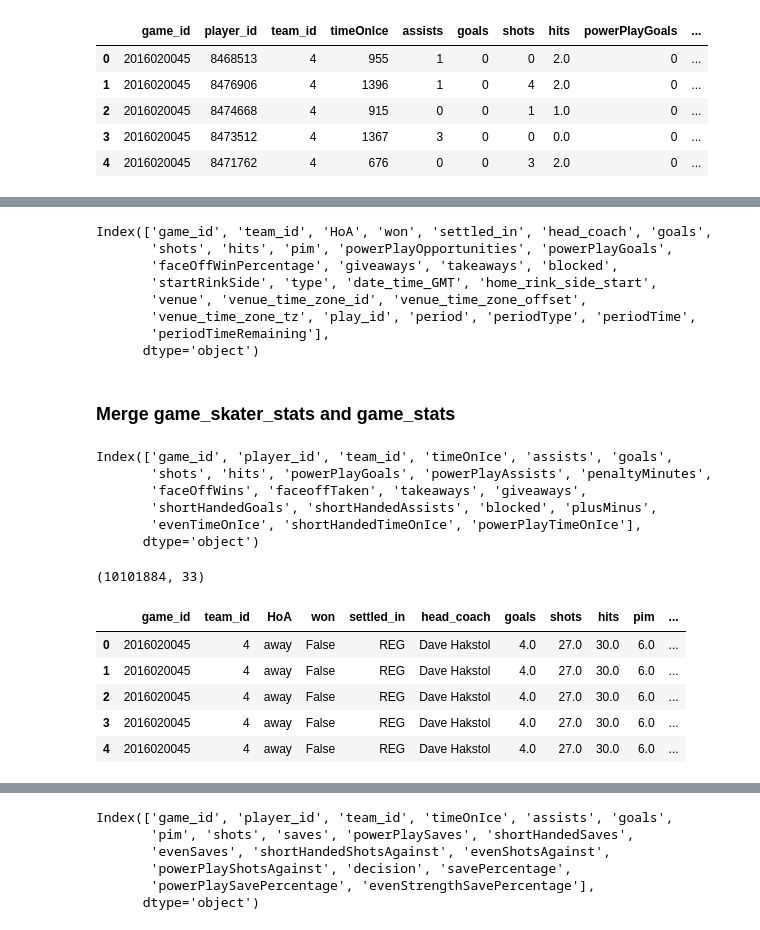
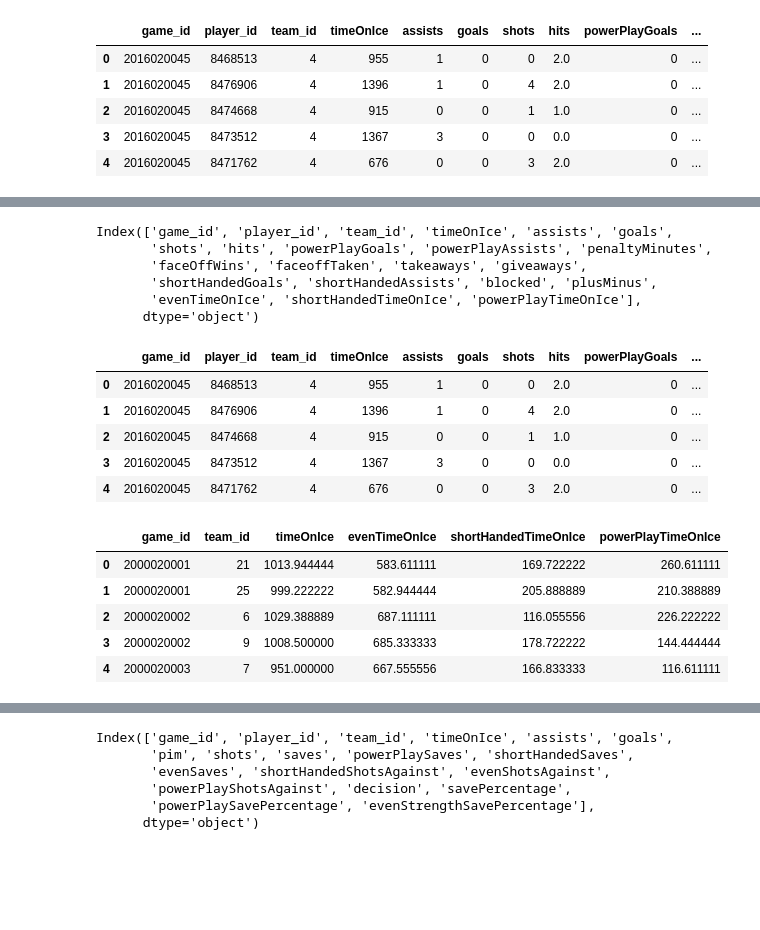
Before and after one commit to McGill-MMA-EnterpriseAnalytics/NHL-Game, a Jupyter notebook: project_EDA_v2.ipynb, the cells around one changed output, grey strips where cells are left out. Cells and saved outputs as stored; diff of their text form; code cells hidden in the pictures; blank space fills up the shorter version.

```diff
--- a/project_EDA_v2.ipynb
+++ b/project_EDA_v2.ipynb
@@ -140,19 +106,7 @@ combined.head()
-# %%
-combined.columns
-# %% [output]
-Index(['game_id', 'team_id', 'HoA', 'won', 'settled_in', 'head_coach', 'goals',
-       'shots', 'hits', 'pim', 'powerPlayOpportunities', 'powerPlayGoals',
-       'faceOffWinPercentage', 'giveaways', 'takeaways', 'blocked',
-       'startRinkSide', 'type', 'date_time_GMT', 'home_rink_side_start',
-       'venue', 'venue_time_zone_id', 'venue_time_zone_offset',
-       'venue_time_zone_tz', 'play_id', 'period', 'periodType', 'periodTime',
-       'periodTimeRemaining'],
-      dtype='object')
-# %% [markdown]
-### Merge game_skater_stats and game_stats
 # %%
 game_skater_stats = game_skater_stats.drop_duplicates()
-game_skater_stats.columns
+print(game_skater_stats.columns)
+game_skater_stats.head()
 # selected columns: timeOnIce, evenTimeOnIce, shortHandedTimeOnIce, powerPlayTimeOnIce
 # %% [output]
 Index(['game_id', 'player_id', 'team_id', 'timeOnIce', 'assists', 'goals',
@@ -161,16 +115,19 @@ Index(['game_id', 'player_id', 'team_id', 'timeOnIce', 'assists', 'goals',
        'shortHandedGoals', 'shortHandedAssists', 'blocked', 'plusMinus',
        'evenTimeOnIce', 'shortHandedTimeOnIce', 'powerPlayTimeOnIce'],
       dtype='object')
+|  | game_id | player_id | team_id | timeOnIce | assists | goals | shots | hits | powerPlayGoals | ... |
+| 0 | 2016020045 | 8468513 | 4 | 955 | 1 | 0 | 0 | 2.0 | 0 | ... |
+| 1 | 2016020045 | 8476906 | 4 | 1396 | 1 | 0 | 4 | 2.0 | 0 | ... |
+| 2 | 2016020045 | 8474668 | 4 | 915 | 0 | 0 | 1 | 1.0 | 0 | ... |
+| 3 | 2016020045 | 8473512 | 4 | 1367 | 3 | 0 | 0 | 0.0 | 0 | ... |
+| 4 | 2016020045 | 8471762 | 4 | 676 | 0 | 0 | 3 | 2.0 | 0 | ... |
 # %%
 skater_agg_cols = game_skater_stats.groupby(['game_id', 'team_id'], as_index=False)[['timeOnIce', 'evenTimeOnIce', 'shortHandedTimeOnIce', 'powerPlayTimeOnIce']].mean()
-combined = combined.merge(skater_agg_cols, how='left', left_on=['game_id', 'team_id'], right_on=['game_id', 'team_id'])
-print(combined.shape)
-combined.head()
+skater_agg_cols.head()
 # %% [output]
-(10101884, 33)
-|  | game_id | team_id | HoA | won | settled_in | head_coach | goals | shots | hits | pim | ... |
-| 0 | 2016020045 | 4 | away | False | REG | Dave Hakstol | 4.0 | 27.0 | 30.0 | 6.0 | ... |
-| 1 | 2016020045 | 4 | away | False | REG | Dave Hakstol | 4.0 | 27.0 | 30.0 | 6.0 | ... |
-| 2 | 2016020045 | 4 | away | False | REG | Dave Hakstol | 4.0 | 27.0 | 30.0 | 6.0 | ... |
-| 3 | 2016020045 | 4 | away | False | REG | Dave Hakstol | 4.0 | 27.0 | 30.0 | 6.0 | ... |
-| 4 | 2016020045 | 4 | away | False | REG | Dave Hakstol | 4.0 | 27.0 | 30.0 | 6.0 | ... |
+|  | game_id | team_id | timeOnIce | evenTimeOnIce | shortHandedTimeOnIce | powerPlayTimeOnIce |
+| 0 | 2000020001 | 21 | 1013.944444 | 583.611111 | 169.722222 | 260.611111 |
+| 1 | 2000020001 | 25 | 999.222222 | 582.944444 | 205.888889 | 210.388889 |
+| 2 | 2000020002 | 6 | 1029.388889 | 687.111111 | 116.055556 | 226.222222 |
+| 3 | 2000020002 | 9 | 1008.500000 | 685.333333 | 178.722222 | 144.444444 |
+| 4 | 2000020003 | 7 | 951.000000 | 667.555556 | 166.833333 | 116.611111 |
```
Also changed, not shown: parts of 15 cells of this notebook.
